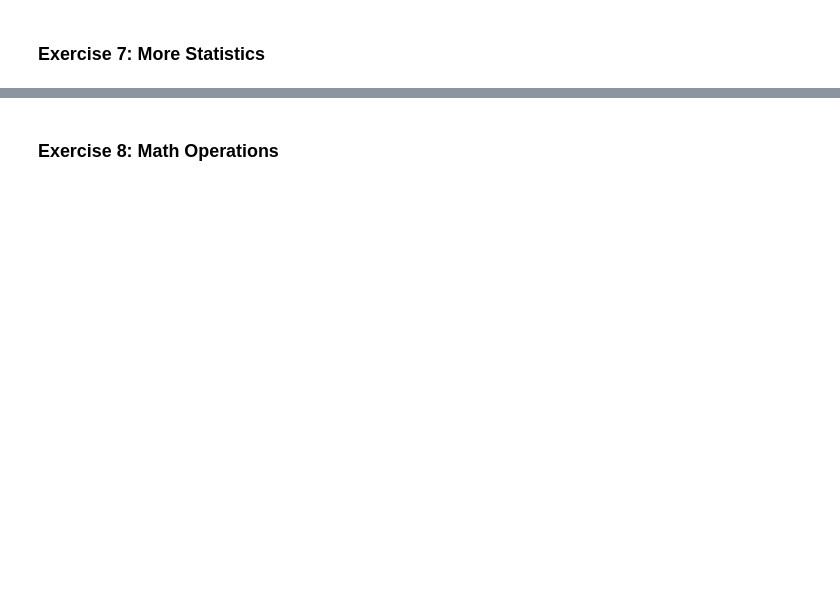
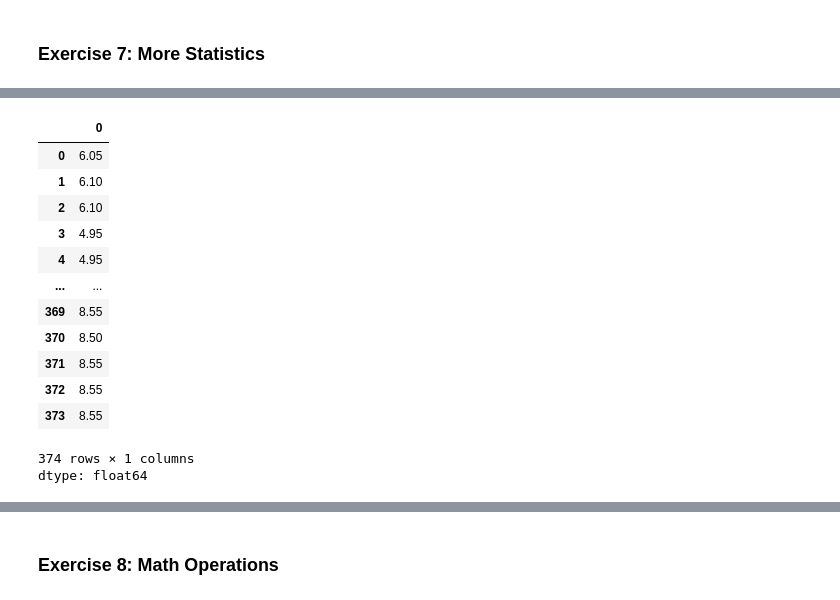
Before and after one commit to AnikaRanjan/MDST, a Jupyter notebook: week1.ipynb, the cells around one changed output, grey strips where cells are left out. Cells and saved outputs as stored; diff of their text form; code cells hidden in the pictures; blank space fills up the shorter version.

```diff
--- a/week1.ipynb
+++ b/week1.ipynb
@@ -204,5 +234,6 @@ Determine which group shows up the least and which shows up the most:
 ### Exercise 6 NumPy Operations
 # %%
 # TODO: Choose two numeric columns and put them into a list variable
+random_list = ['Quality of Sleep', 'Sleep Duration']
 # %%
 # TODO: Convert those columns into a numpy matrix (ndarray)
@@ -217,4 +282,20 @@ Determine which group shows up the least and which shows up the most:
 # %%
 # TODO: Compute the mean of each row (axis = 1)
+df[random_list].mean(axis=1)
+# %% [output]
+|  | 0 |
+| 0 | 6.05 |
+| 1 | 6.10 |
+| 2 | 6.10 |
+| 3 | 4.95 |
+| 4 | 4.95 |
+| ... | ... |
+| 369 | 8.55 |
+| 370 | 8.50 |
+| 371 | 8.55 |
+| 372 | 8.55 |
+| 373 | 8.55 |
+374 rows × 1 columns
+dtype: float64
 # %%
 # TODO: Compute the std deviation of each row
```
Also changed, not shown: parts of 13 cells of this notebook.
